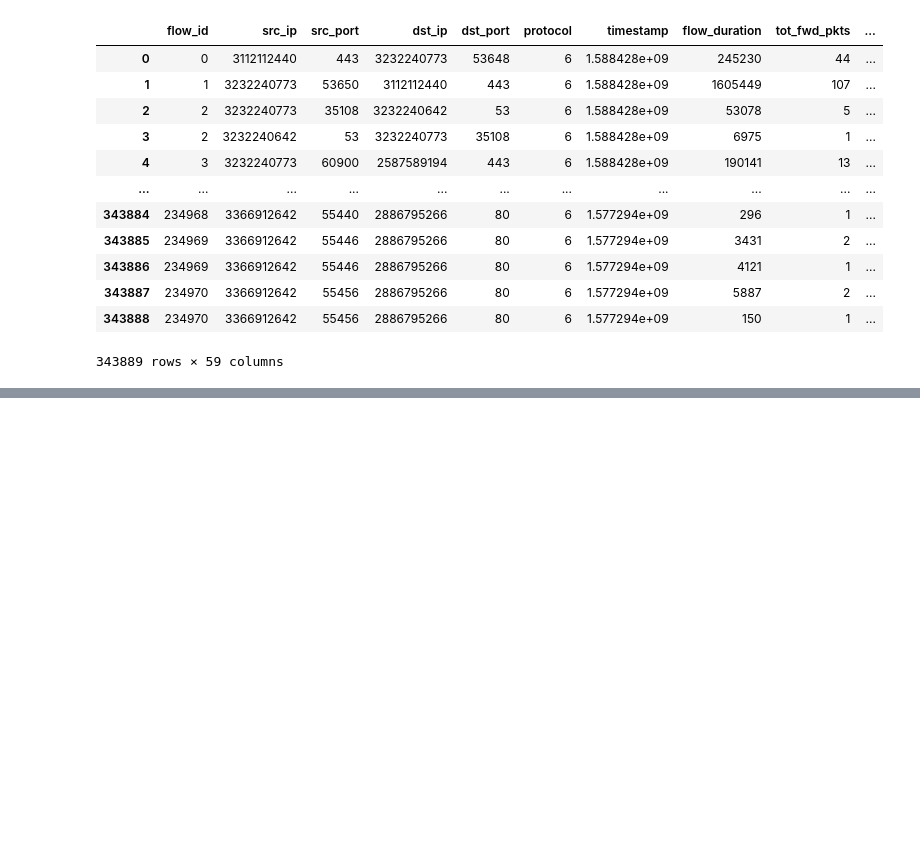
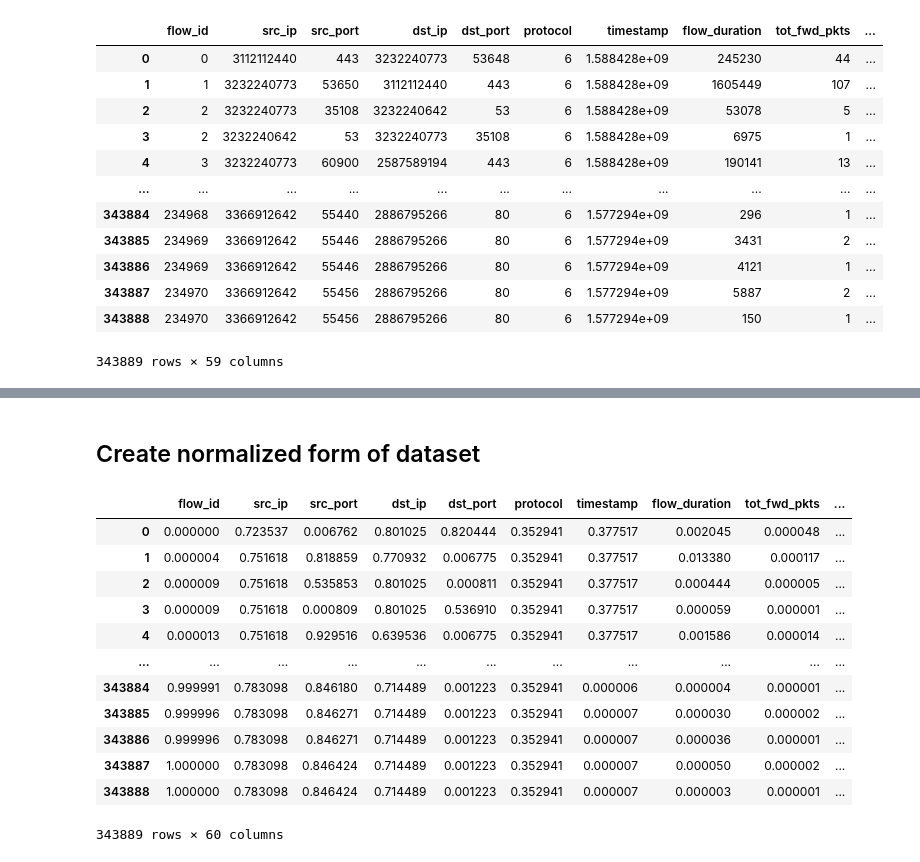
Before and after one commit to xurong-liang/COMS6200, a Jupyter notebook: proprocess_and_data_visualization.ipynb, the cells around one changed output, grey strips where cells are left out. Drawn from its saved outputs; the diff is of its cells as text; code cells hidden in the pictures; blank space fills up the shorter version.

Commit message:
reformatted preprocessed dataset

```diff
--- a/proprocess_and_data_visualization.ipynb
+++ b/proprocess_and_data_visualization.ipynb
@@ -414,0 +423,4 @@ preprocessed.to_csv(os.path.join(dataset_dir, "preprocessed_entire_dataset.csv")
+# %%
+# save (unnormalized) preprocessed dataset
+unnormalized = raw_all
+unnormalized.dtypes
@@ -414,0 +447,2 @@ preprocessed.to_csv(os.path.join(dataset_dir, "preprocessed_entire_dataset.csv")
+# %% [markdown]
+## Create normalized form of dataset
@@ -414,0 +451,24 @@ preprocessed.to_csv(os.path.join(dataset_dir, "preprocessed_entire_dataset.csv")
+# %%
+standardizer = MinMaxScaler()
+
+prod = standardizer.fit_transform(unnormalized.drop(columns=["text_label", "ordinal_label"], inplace=False))
+# %%
+normalized = pd.DataFrame(prod, columns=unnormalized.columns[:-2])
+normalized["text_label"] = unnormalized["text_label"]
+normalized["ordinal_label"] = unnormalized["ordinal_label"]
+# %%
+normalized
+# %% [output]
+|  | flow_id | src_ip | src_port | dst_ip | dst_port | protocol | timestamp | flow_duration | tot_fwd_pkts | ... |
+| 0 | 0.000000 | 0.723537 | 0.006762 | 0.801025 | 0.820444 | 0.352941 | 0.377517 | 0.002045 | 0.000048 | ... |
+| 1 | 0.000004 | 0.751618 | 0.818859 | 0.770932 | 0.006775 | 0.352941 | 0.377517 | 0.013380 | 0.000117 | ... |
+| 2 | 0.000009 | 0.751618 | 0.535853 | 0.801025 | 0.000811 | 0.352941 | 0.377517 | 0.000444 | 0.000005 | ... |
+| 3 | 0.000009 | 0.751618 | 0.000809 | 0.801025 | 0.536910 | 0.352941 | 0.377517 | 0.000059 | 0.000001 | ... |
+| 4 | 0.000013 | 0.751618 | 0.929516 | 0.639536 | 0.006775 | 0.352941 | 0.377517 | 0.001586 | 0.000014 | ... |
+| ... | ... | ... | ... | ... | ... | ... | ... | ... | ... | ... |
+| 343884 | 0.999991 | 0.783098 | 0.846180 | 0.714489 | 0.001223 | 0.352941 | 0.000006 | 0.000004 | 0.000001 | ... |
+| 343885 | 0.999996 | 0.783098 | 0.846271 | 0.714489 | 0.001223 | 0.352941 | 0.000007 | 0.000030 | 0.000002 | ... |
+| 343886 | 0.999996 | 0.783098 | 0.846271 | 0.714489 | 0.001223 | 0.352941 | 0.000007 | 0.000036 | 0.000001 | ... |
+| 343887 | 1.000000 | 0.783098 | 0.846424 | 0.714489 | 0.001223 | 0.352941 | 0.000007 | 0.000050 | 0.000002 | ... |
+| 343888 | 1.000000 | 0.783098 | 0.846424 | 0.714489 | 0.001223 | 0.352941 | 0.000007 | 0.000003 | 0.000001 | ... |
+343889 rows × 60 columns
```
Also changed, not shown: parts of 16 cells of this notebook.
